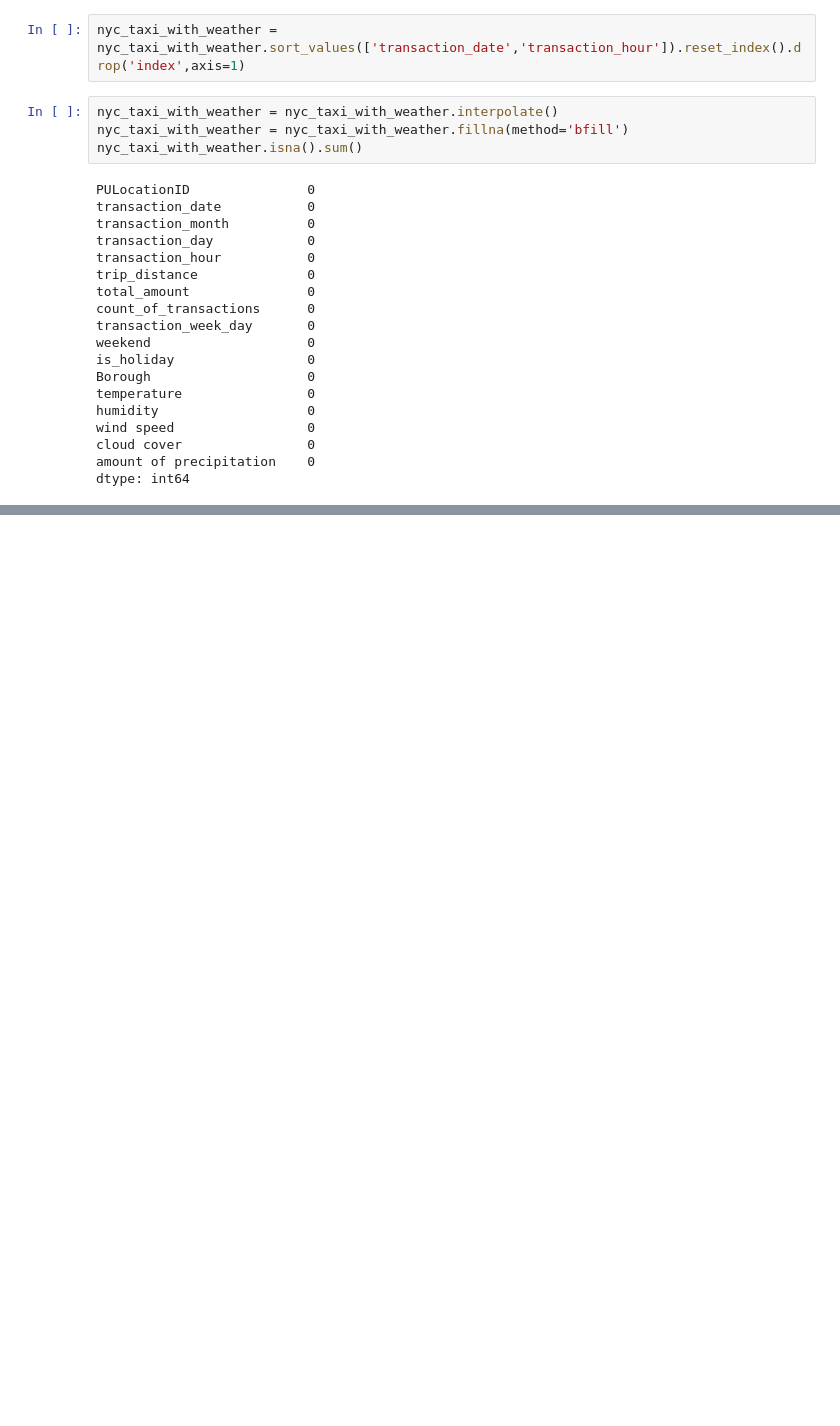
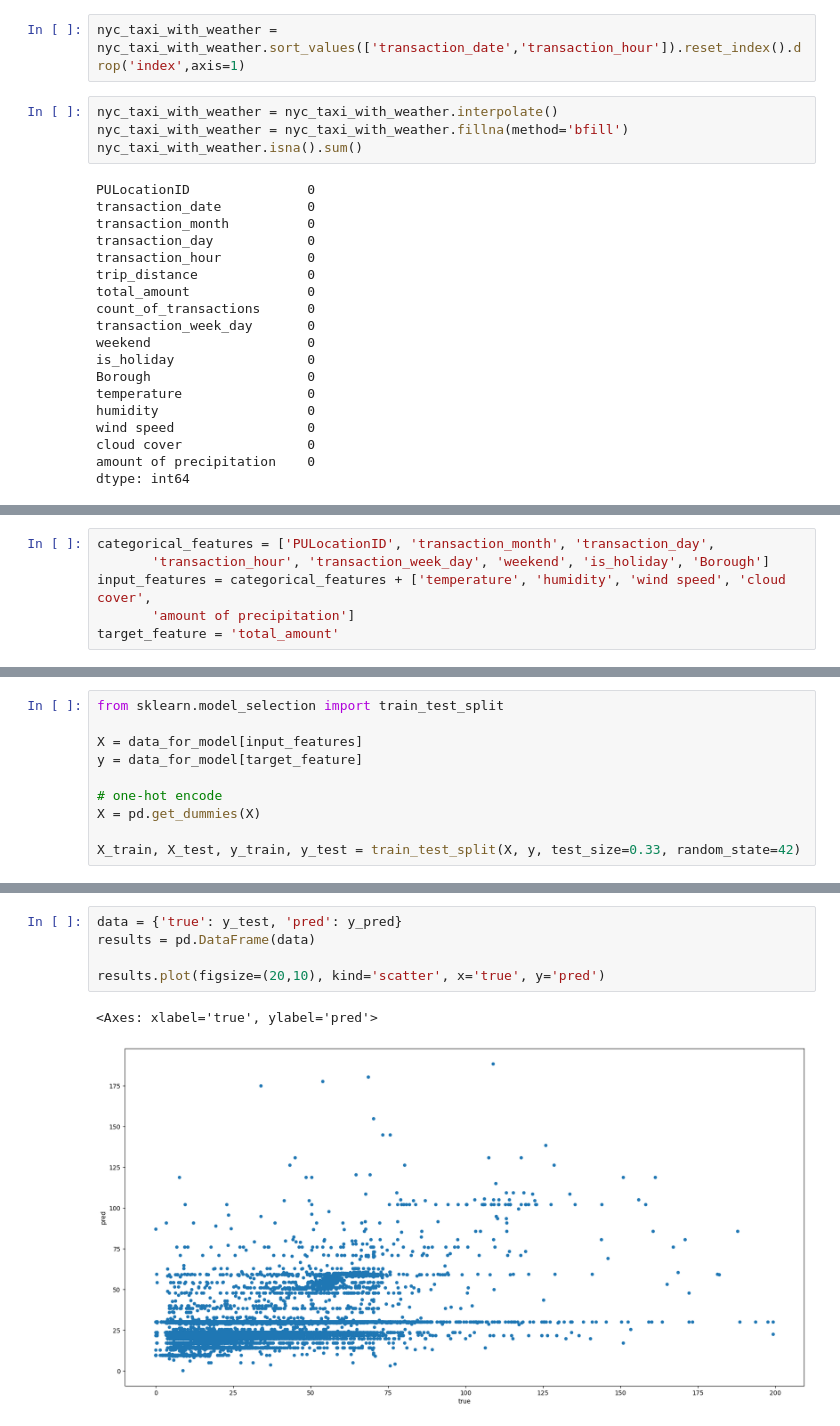
Before and after one commit to SiddhiPatwardhan/New-York-Taxi-Analysis, a Jupyter notebook: Presentable Notebook.ipynb, the cells around one changed output, grey strips where cells are left out. Drawn from its saved outputs; the diff is of its cells as text; blank space fills up the shorter version.

Commit message:
All modules covered

```diff
--- a/Presentable Notebook.ipynb
+++ b/Presentable Notebook.ipynb
@@ -766,0 +773,6 @@ nyc_taxi_with_weather.head()
+# %%
+categorical_features = ['PULocationID', 'transaction_month', 'transaction_day',
+       'transaction_hour', 'transaction_week_day', 'weekend', 'is_holiday', 'Borough']
+input_features = categorical_features + ['temperature', 'humidity', 'wind speed', 'cloud cover',
+       'amount of precipitation']
+target_feature = 'total_amount'
@@ -766,0 +781,10 @@ nyc_taxi_with_weather.head()
+# %%
+from sklearn.model_selection import train_test_split
+
+X = data_for_model[input_features]
+y = data_for_model[target_feature]
+
+# one-hot encode
+X = pd.get_dummies(X)
+
+X_train, X_test, y_train, y_test = train_test_split(X, y, test_size=0.33, random_state=42)
@@ -766,0 +819,8 @@ nyc_taxi_with_weather.head()
+# %%
+data = {'true': y_test, 'pred': y_pred}
+results = pd.DataFrame(data)
+
+results.plot(figsize=(20,10), kind='scatter', x='true', y='pred')
+# %% [output]
+<Axes: xlabel='true', ylabel='pred'>
+[figure, added]
```
Also changed, not shown: parts of 52 cells of this notebook.
